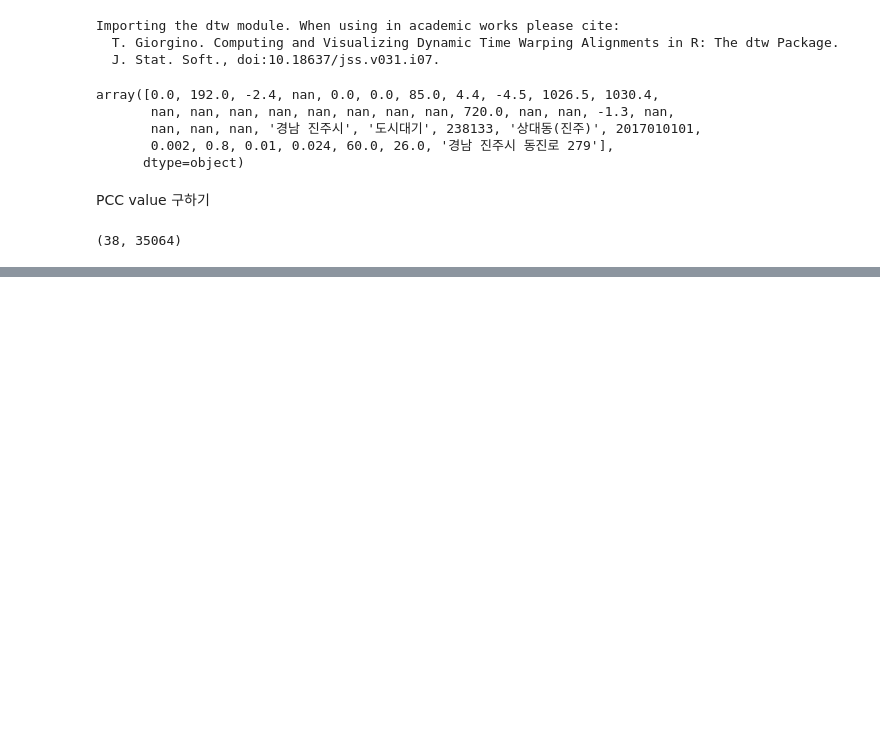
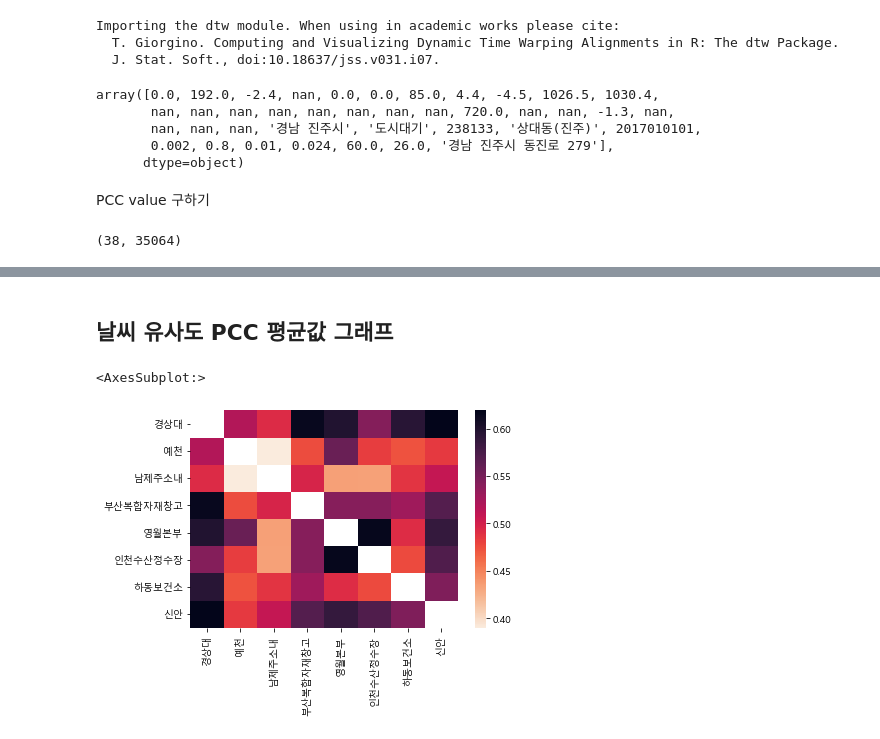
Before and after one commit to djkim0516/Local_Solar_Ratio, a Jupyter notebook: make_csv.ipynb, the cells around one changed output, grey strips where cells are left out. Saved outputs shown, nothing was run; the diff lists cells and outputs as text; code cells hidden in the pictures; blank space fills up the shorter version.

```diff
--- a/make_csv.ipynb
+++ b/make_csv.ipynb
@@ -78,0 +208,4 @@ for col in columns:
+# %%
+total_corr_avg = total_corr/14.0
+# %%
+total_corr_avg_loc = total_corr_avg.loc[loc_list, loc_list]
@@ -78,0 +224,3 @@ for col in columns:
+# %%
+for i in range(len(total_corr_avg_loc)):
+    total_corr_avg_loc.iloc[i,i] = np.nan
@@ -79,3 +262,12 @@ for col in columns:
+# %%
+plt.rcParams['font.family'] = 'Malgun Gothic'
+# %% [markdown]
+## 날씨 유사도 PCC 평균값 그래프
+# %%
+sns.heatmap(total_corr_avg_loc, cmap='rocket_r')
+# %% [output]
+<AxesSubplot:>
+[figure, added]
 # %%
 solar = pd.read_csv('./dataset/features/total_area_2017_2020_발전률.csv', encoding='cp949', index_col=0)
 # %%
```
Also changed, not shown: parts of 25 cells of this notebook, 25 other files.
